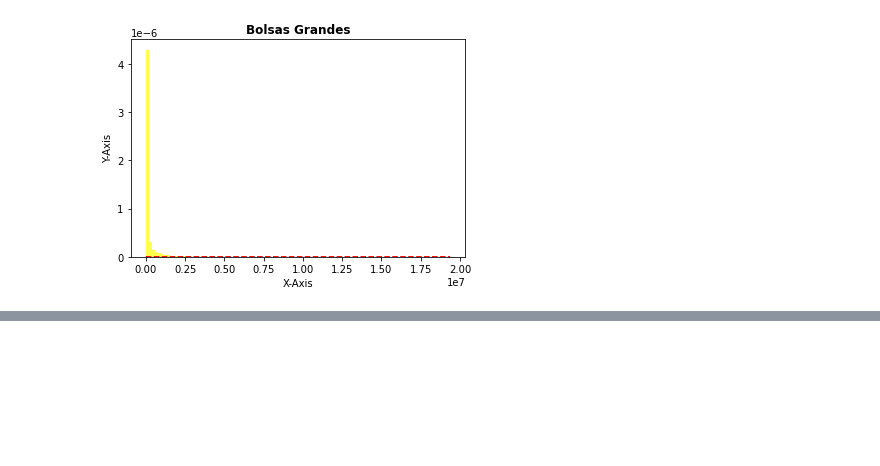
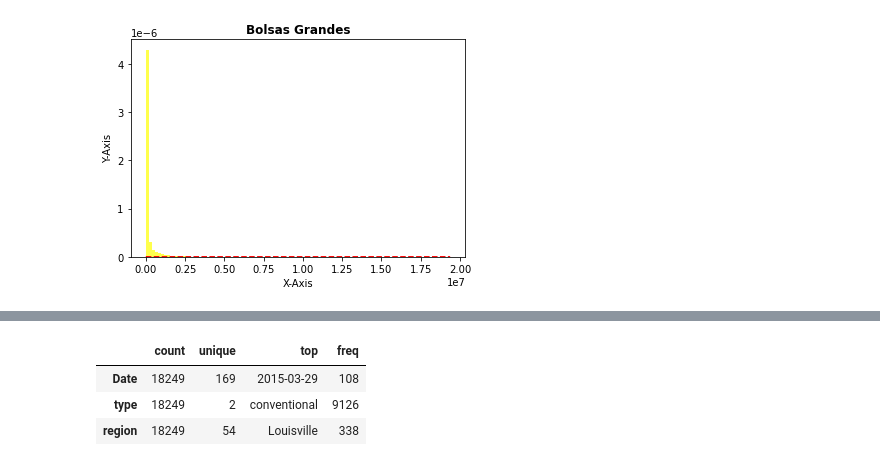
Before and after one commit to morrisshm/arte-de-analitica, a Jupyter notebook: avocador_boxplots_histogramas.ipynb, the cells around one changed output, grey strips where cells are left out. Cells and saved outputs as stored; diff of their text form; code cells hidden in the pictures; blank space fills up the shorter version.

```diff
--- a/avocador_boxplots_histogramas.ipynb
+++ b/avocador_boxplots_histogramas.ipynb
@@ -214,0 +217,7 @@ Text(0.5, 1.0, 'Bolsas Grandes')
+# %%
+data.describe(include=np.object).transpose()
+# %% [output]
+|  | count | unique | top | freq |
+| Date | 18249 | 169 | 2015-03-29 | 108 |
+| type | 18249 | 2 | conventional | 9126 |
+| region | 18249 | 54 | Louisville | 338 |
```
Also changed, not shown: parts of 3 cells of this notebook, 1 other file.
